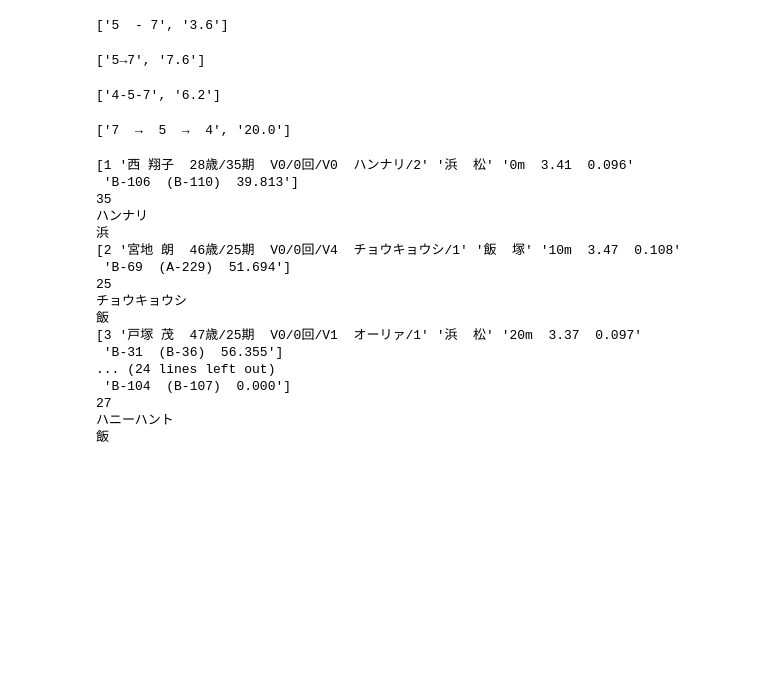
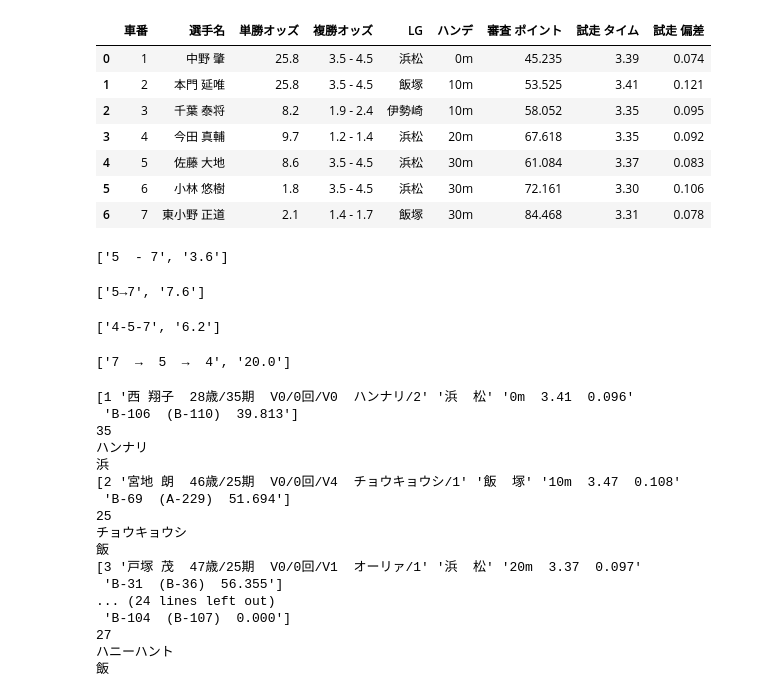
Before and after one commit to justgetwet/pygameauto, a Jupyter notebook: Untitled.ipynb, the cells around one changed output. Cells and saved outputs as stored; diff of their text form; code cells hidden in the pictures; blank space fills up the shorter version.

```diff
--- a/Untitled.ipynb
+++ b/Untitled.ipynb
@@ -42,0 +39,26 @@ races[0][2][0][0]["単勝オッズ"].tolist()
+# %%
+win_df = race[2][0][0]
+quin_df = race[2][1][-1]
+exac_df = race[2][2][-1]
+wide_df = race[2][3][-1]
+d = {}
+for row in win_df.values:
+    d[str(row[0]) + "w"] = row[2]
+for row in win_df.values:
+    d[str(row[0]) + "p1"] = float(row[3].split()[0])
+    d[str(row[0]) + "p2"] = float(row[3].split()[2])
+for i, row in enumerate(quin_df.iloc[:, 1::2].values):
+    for j, value in enumerate(row):
+        if not np.isnan(value):
+            key = str(j+1) + "-" + str(i+2)
+            d[key] = value
+for i, row in enumerate(exac_df.values[2:,2:]):
+    for j, value in enumerate(row):
+        k = str(j+1) + ">" + str(i+1)
+        d[k] = float(value)
+for i, row in enumerate(wide_df.values):
+    for j, value in enumerate(row[1::2]):
+        if type(value) == str:
+            key = str(j+1) + "=" + str(i+2)
+            d[key] = float(value.split()[0])
+d
@@ -43,3 +190,14 @@ races[0][2][0][0]["単勝オッズ"].tolist()
+# %%
+win_df
+# %% [output]
+|  | 車番 | 選手名 | 単勝オッズ | 複勝オッズ | LG | ハンデ | 審査 ポイント | 試走 タイム | 試走 偏差 |
+| 0 | 1 | 中野 肇 | 25.8 | 3.5 - 4.5 | 浜松 | 0m | 45.235 | 3.39 | 0.074 |
+| 1 | 2 | 本門 延唯 | 25.8 | 3.5 - 4.5 | 飯塚 | 10m | 53.525 | 3.41 | 0.121 |
+| 2 | 3 | 千葉 泰将 | 8.2 | 1.9 - 2.4 | 伊勢崎 | 10m | 58.052 | 3.35 | 0.095 |
+| 3 | 4 | 今田 真輔 | 9.7 | 1.2 - 1.4 | 浜松 | 20m | 67.618 | 3.35 | 0.092 |
+| 4 | 5 | 佐藤 大地 | 8.6 | 3.5 - 4.5 | 浜松 | 30m | 61.084 | 3.37 | 0.083 |
+| 5 | 6 | 小林 悠樹 | 1.8 | 3.5 - 4.5 | 浜松 | 30m | 72.161 | 3.30 | 0.106 |
+| 6 | 7 | 東小野 正道 | 2.1 | 1.4 - 1.7 | 飯塚 | 30m | 84.468 | 3.31 | 0.078 |
 # %%
 races[0][2][1][2].astype("str").iloc[0,1:].tolist()
 # %% [output]
```
Also changed, not shown: parts of 13 cells of this notebook, 4 other files.
